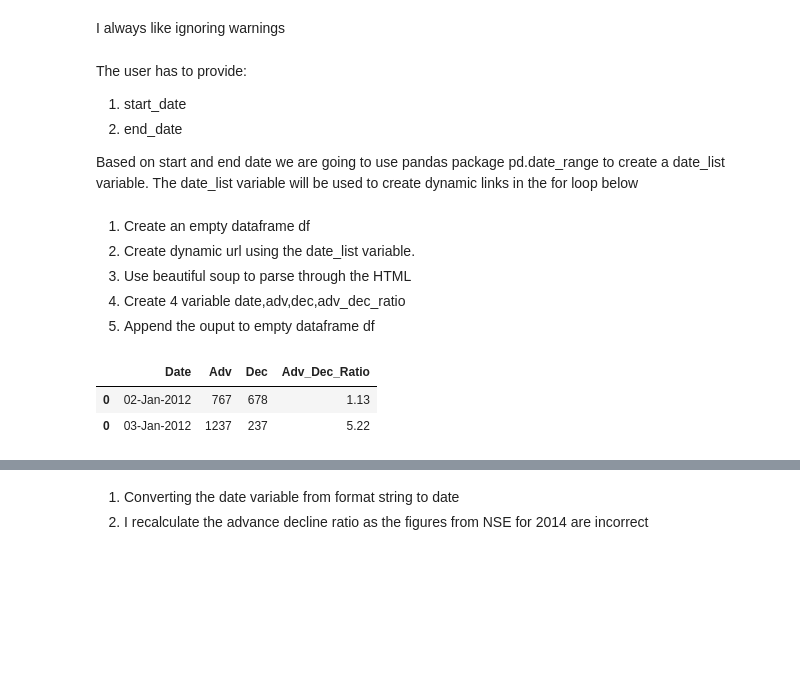
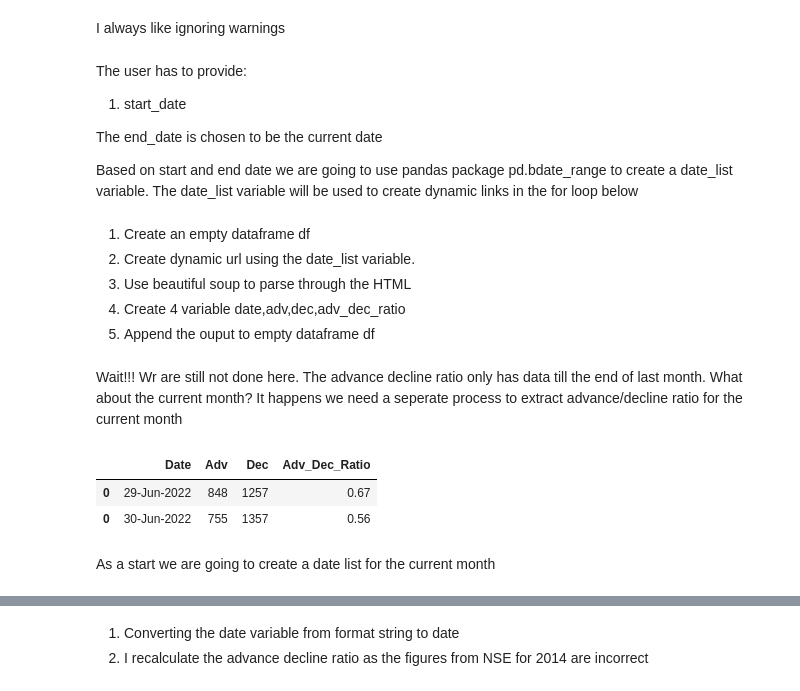
Before and after one commit to shiladitya146/Jupyter-Notebook, a Jupyter notebook: Advance-Decline Ratio .ipynb, the cells around one changed output, grey strips where cells are left out. Cells and saved outputs as stored; diff of their text form; code cells hidden in the pictures; blank space fills up the shorter version.

```diff
--- a/Advance-Decline Ratio .ipynb
+++ b/Advance-Decline Ratio .ipynb
@@ -17,17 +17,18 @@ warnings.filterwarnings('ignore')
 # %% [markdown]
 The user has to provide:
 1. start_date
-2. end_date
 
-Based on start and end date we are going to use pandas package pd.date_range to create a date_list variable. The date_list variable will be used to create dynamic links in the for loop below
+The end_date is chosen to be the current date
+
+Based on start and end date we are going to use pandas package pd.bdate_range to create a date_list variable. The date_list variable will be used to create dynamic links in the for loop below
 # %%
-import datetime
+from datetime import datetime
 import pandas as pd
 
-start_date = datetime.datetime(2012,1,1)
-end_date = datetime.datetime(2022,6,30)
+start_date = datetime(2012,1,1)
+end_date = datetime.today()
 
-date_list = pd.date_range(start_date,end_date,freq = 'M',inclusive="both").strftime("%b%Y")
+date_list = pd.bdate_range(start_date,end_date , freq = 'M').strftime("%b%Y")
 date_list = date_list.str.lower()
 # %% [markdown]
 1. Create an empty dataframe df
@@ -64,9 +65,15 @@ for i in date_list:
             df = df.append(output)
         except:
             pass
+# %% [markdown]
+Wait!!! Wr are still not done here. The advance decline ratio only has data till the end of last month.
+What about the current month?
+It happens we need a seperate process to extract advance/decline ratio for the current month
 # %%
-df.head(n=2)
+df.tail(n=2)
 # %% [output]
 |  | Date | Adv | Dec | Adv_Dec_Ratio |
-| 0 | 02-Jan-2012 | 767 | 678 | 1.13 |
-| 0 | 03-Jan-2012 | 1237 | 237 | 5.22 |
+| 0 | 29-Jun-2022 | 848 | 1257 | 0.67 |
+| 0 | 30-Jun-2022 | 755 | 1357 | 0.56 |
+# %% [markdown]
+As a start we are going to create a date list for the current month
```
Also changed, not shown: parts of 20 cells of this notebook.
